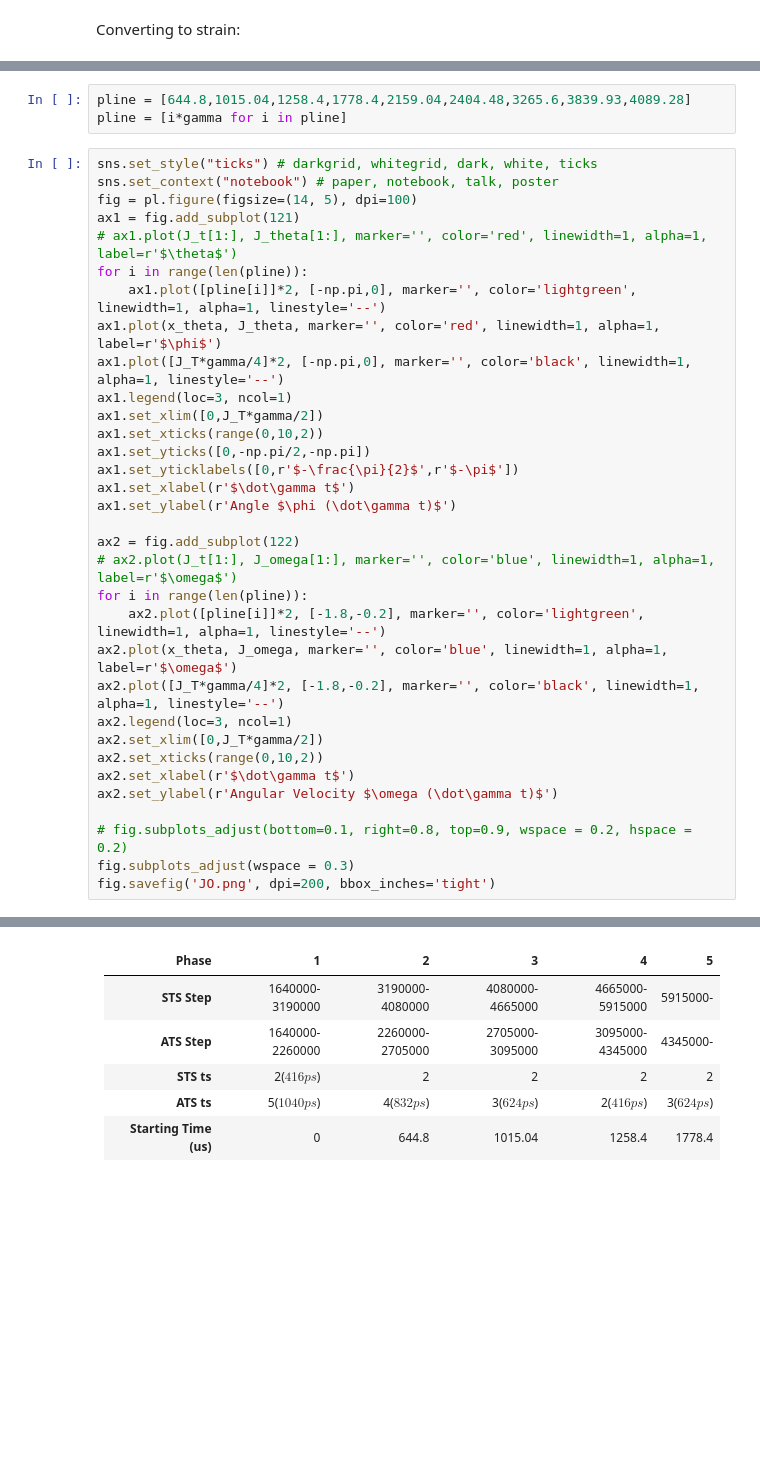
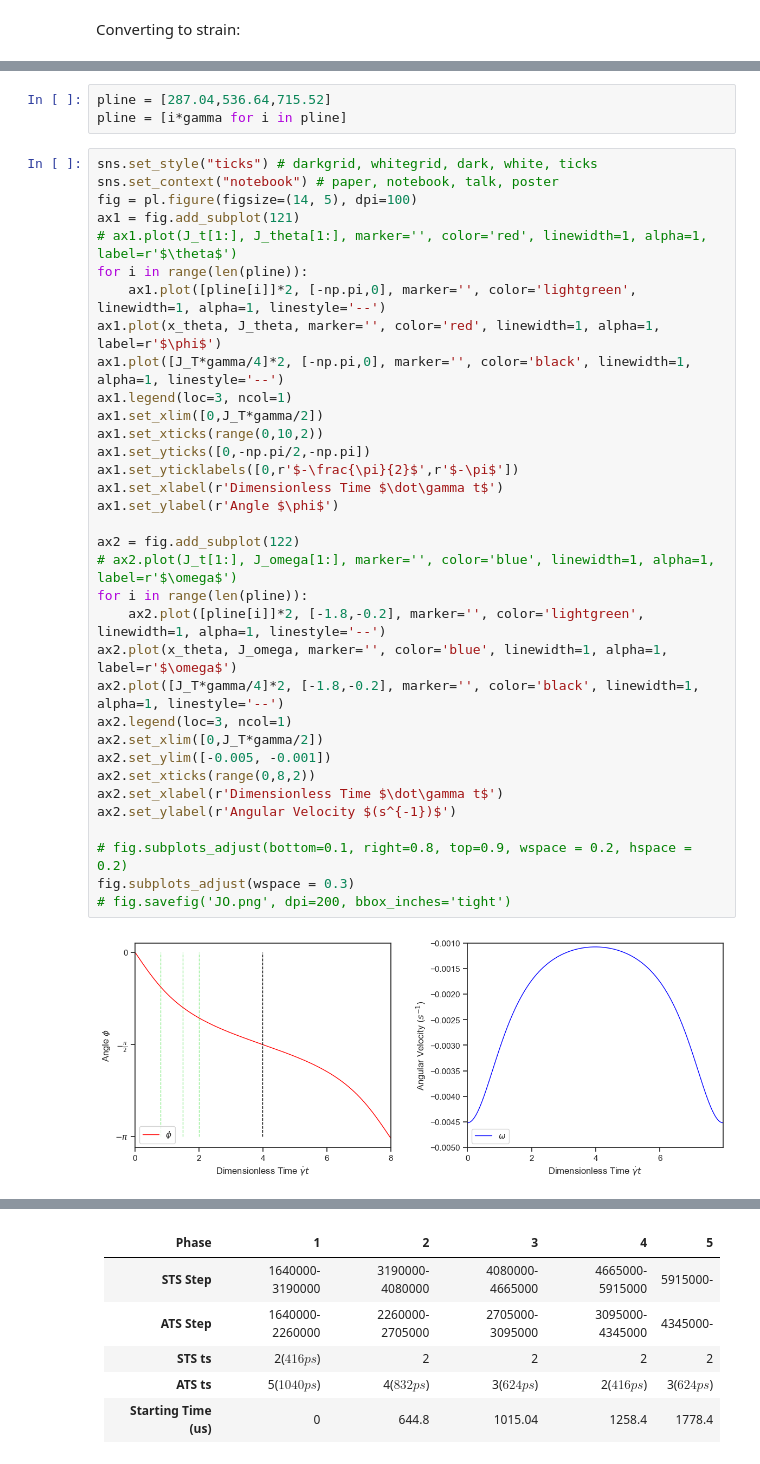
Before and after one commit to gary89git/data_processing, a Jupyter notebook: flip1-30.ipynb, the cells around one changed output, grey strips where cells are left out. Cells and saved outputs as stored; diff of their text form; blank space fills up the shorter version.

```diff
--- a/flip1-30.ipynb
+++ b/flip1-30.ipynb
@@ -128,37 +136,40 @@ J_omega = -2 * (a**2 * (np.sin(J_theta+np.pi/2))**2 + b**2 * (np.cos(J_theta+np.
 # %%
-pline = [644.8,1015.04,1258.4,1778.4,2159.04,2404.48,3265.6,3839.93,4089.28]
+pline = [287.04,536.64,715.52]
 pline = [i*gamma for i in pline]
 # %%
 sns.set_style("ticks") # darkgrid, whitegrid, dark, white, ticks
 sns.set_context("notebook") # paper, notebook, talk, poster
 fig = pl.figure(figsize=(14, 5), dpi=100)
 ax1 = fig.add_subplot(121)
 # ax1.plot(J_t[1:], J_theta[1:], marker='', color='red', linewidth=1, alpha=1, label=r'$\theta$')
 for i in range(len(pline)):
     ax1.plot([pline[i]]*2, [-np.pi,0], marker='', color='lightgreen', linewidth=1, alpha=1, linestyle='--')
 ax1.plot(x_theta, J_theta, marker='', color='red', linewidth=1, alpha=1, label=r'$\phi$')
 ax1.plot([J_T*gamma/4]*2, [-np.pi,0], marker='', color='black', linewidth=1, alpha=1, linestyle='--')
 ax1.legend(loc=3, ncol=1)
 ax1.set_xlim([0,J_T*gamma/2])
 ax1.set_xticks(range(0,10,2))
 ax1.set_yticks([0,-np.pi/2,-np.pi])
 ax1.set_yticklabels([0,r'$-\frac{\pi}{2}$',r'$-\pi$'])
-ax1.set_xlabel(r'$\dot\gamma t$')
-ax1.set_ylabel(r'Angle $\phi (\dot\gamma t)$')
+ax1.set_xlabel(r'Dimensionless Time $\dot\gamma t$')
+ax1.set_ylabel(r'Angle $\phi$')
 
 ax2 = fig.add_subplot(122)
 # ax2.plot(J_t[1:], J_omega[1:], marker='', color='blue', linewidth=1, alpha=1, label=r'$\omega$')
 for i in range(len(pline)):
     ax2.plot([pline[i]]*2, [-1.8,-0.2], marker='', color='lightgreen', linewidth=1, alpha=1, linestyle='--')
 ax2.plot(x_theta, J_omega, marker='', color='blue', linewidth=1, alpha=1, label=r'$\omega$')
 ax2.plot([J_T*gamma/4]*2, [-1.8,-0.2], marker='', color='black', linewidth=1, alpha=1, linestyle='--')
 ax2.legend(loc=3, ncol=1)
 ax2.set_xlim([0,J_T*gamma/2])
-ax2.set_xticks(range(0,10,2))
-ax2.set_xlabel(r'$\dot\gamma t$')
-ax2.set_ylabel(r'Angular Velocity $\omega (\dot\gamma t)$')
+ax2.set_ylim([-0.005, -0.001])
+ax2.set_xticks(range(0,8,2))
+ax2.set_xlabel(r'Dimensionless Time $\dot\gamma t$')
+ax2.set_ylabel(r'Angular Velocity $(s^{-1})$')
 
 # fig.subplots_adjust(bottom=0.1, right=0.8, top=0.9, wspace = 0.2, hspace = 0.2)
 fig.subplots_adjust(wspace = 0.3)
-fig.savefig('JO.png', dpi=200, bbox_inches='tight')
+# fig.savefig('JO.png', dpi=200, bbox_inches='tight')
+# %% [output]
+[figure, added]
 # %% [markdown]
```
Also changed, not shown: parts of 17 cells of this notebook, 2 other files.
